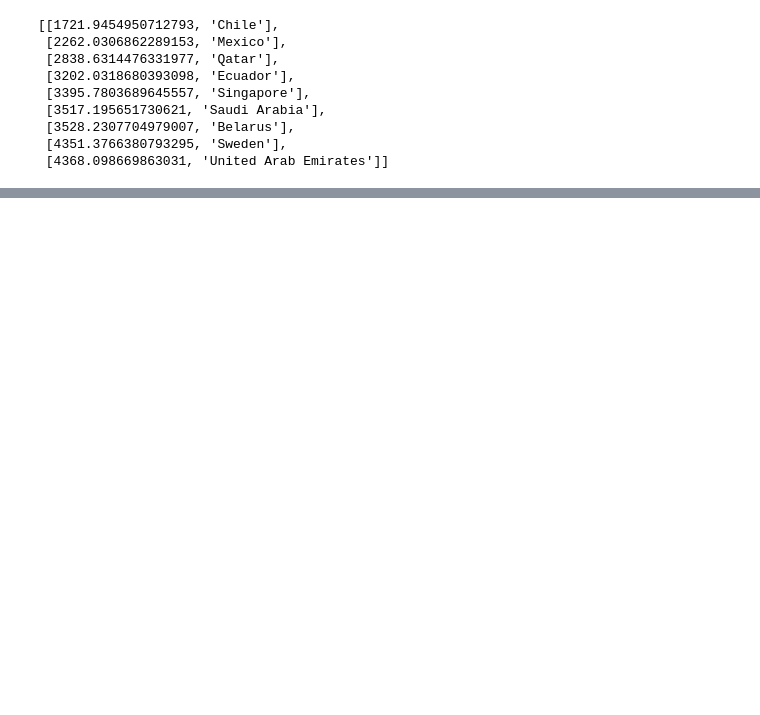
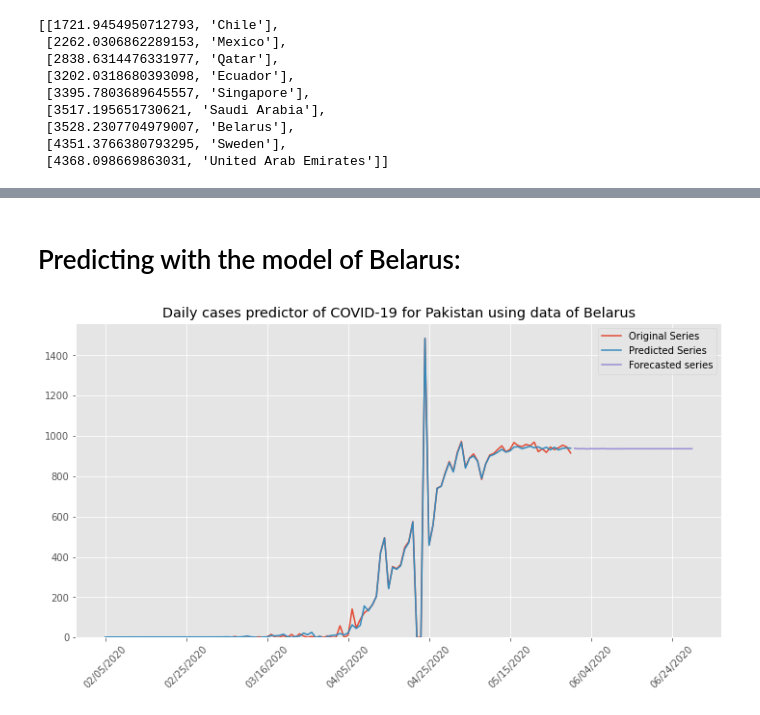
Before and after one commit to Talha-Ikram/COVID-19-Predictor-ARIMA-LSTM, a Jupyter notebook: predictor.ipynb, the cells around one changed output, grey strips where cells are left out. Drawn from its saved outputs; the diff is of its cells as text; code cells hidden in the pictures; blank space fills up the shorter version.

```diff
--- a/predictor.ipynb
+++ b/predictor.ipynb
@@ -137,0 +251,6 @@ Text(0.5, 1.0, 'Model Predictor COVID-19 Pakistan(enhanced window)')
+# %% [markdown]
+# Predicting with the model of Belarus:
+# %%
+post_processing(evm_bel, "Belarus")
+# %% [output]
+[figure, added]
```
Also changed, not shown: parts of 41 cells of this notebook.
